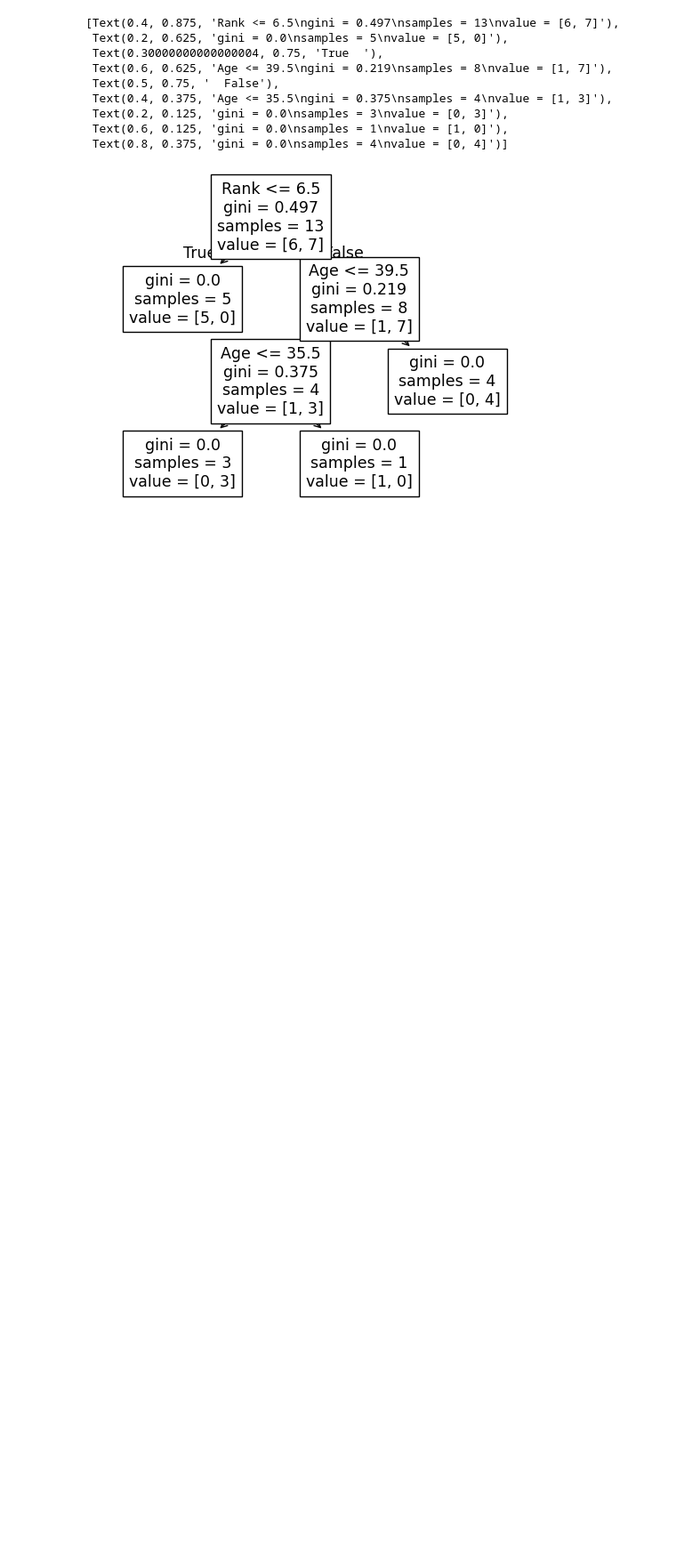
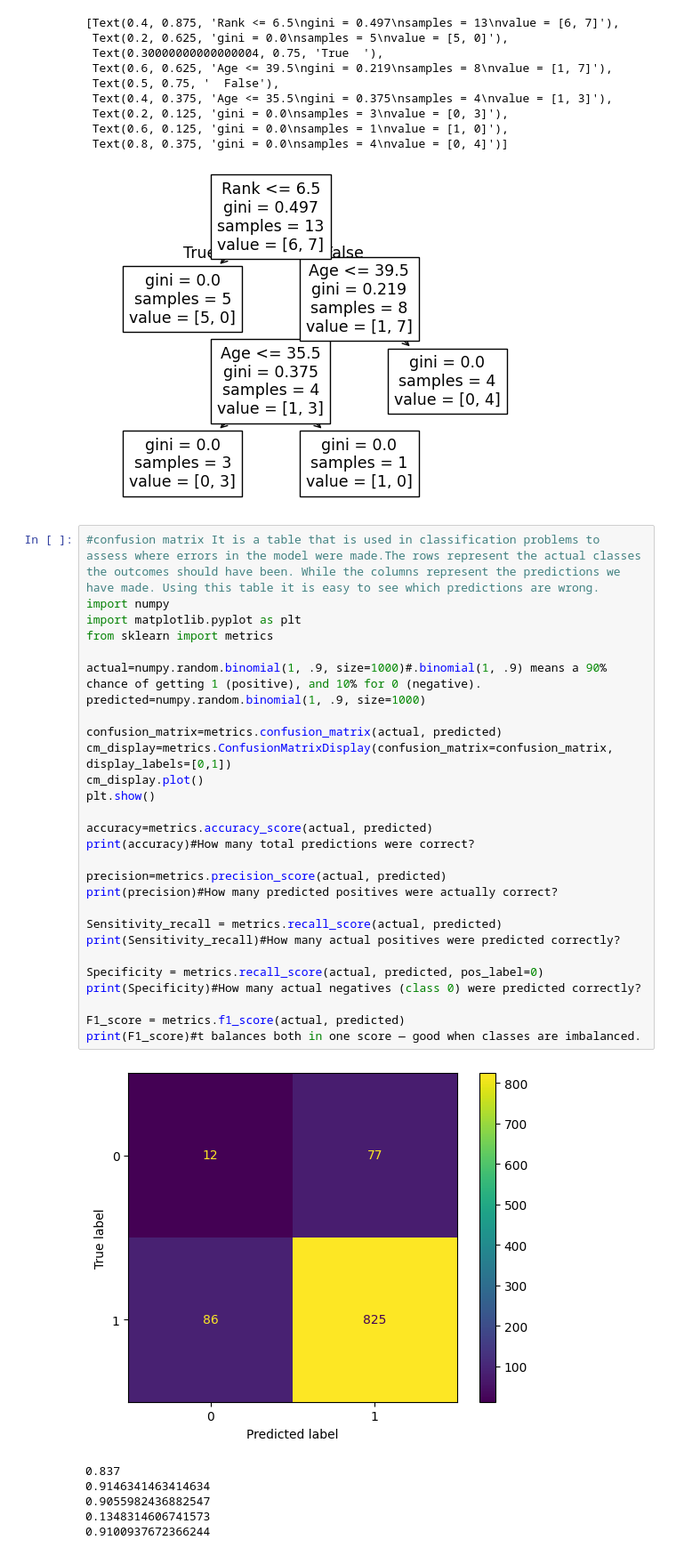
Before and after one commit to Empress0205/machine_learning, a Jupyter notebook: Untitled1.ipynb, the cells around one changed output. Shown: that part at 89% size. Saved outputs shown, nothing was run; the diff lists cells and outputs as text; blank space fills up the shorter version.

```diff
--- a/Untitled1.ipynb
+++ b/Untitled1.ipynb
@@ -202,3 +202,38 @@ tree.plot_tree(dtree, feature_names=features)
  Text(0.6, 0.125, 'gini = 0.0\nsamples = 1\nvalue = [1, 0]'),
  Text(0.8, 0.375, 'gini = 0.0\nsamples = 4\nvalue = [0, 4]')]
 [figure]
+# %%
+#confusion matrix It is a table that is used in classification problems to assess where errors in the model were made.The rows represent the actual classes the outcomes should have been. While the columns represent the predictions we have made. Using this table it is easy to see which predictions are wrong.
+import numpy
+import matplotlib.pyplot as plt
+from sklearn import metrics
+
+actual=numpy.random.binomial(1, .9, size=1000)#.binomial(1, .9) means a 90% chance of getting 1 (positive), and 10% for 0 (negative).
+predicted=numpy.random.binomial(1, .9, size=1000)
+
+confusion_matrix=metrics.confusion_matrix(actual, predicted)
+cm_display=metrics.ConfusionMatrixDisplay(confusion_matrix=confusion_matrix, display_labels=[0,1])
+cm_display.plot()
+plt.show()
+
+accuracy=metrics.accuracy_score(actual, predicted)
+print(accuracy)#How many total predictions were correct?
+
+precision=metrics.precision_score(actual, predicted)
+print(precision)#How many predicted positives were actually correct?
+
+Sensitivity_recall = metrics.recall_score(actual, predicted)
+print(Sensitivity_recall)#How many actual positives were predicted correctly?
+
+Specificity = metrics.recall_score(actual, predicted, pos_label=0)
+print(Specificity)#How many actual negatives (class 0) were predicted correctly?
+
+F1_score = metrics.f1_score(actual, predicted)
+print(F1_score)#t balances both in one score — good when classes are imbalanced.
+# %% [output]
+[figure, added]
+0.837
+0.9146341463414634
+0.9055982436882547
+0.1348314606741573
+0.9100937672366244
```
Also changed, not shown: parts of 2 cells of this notebook.
